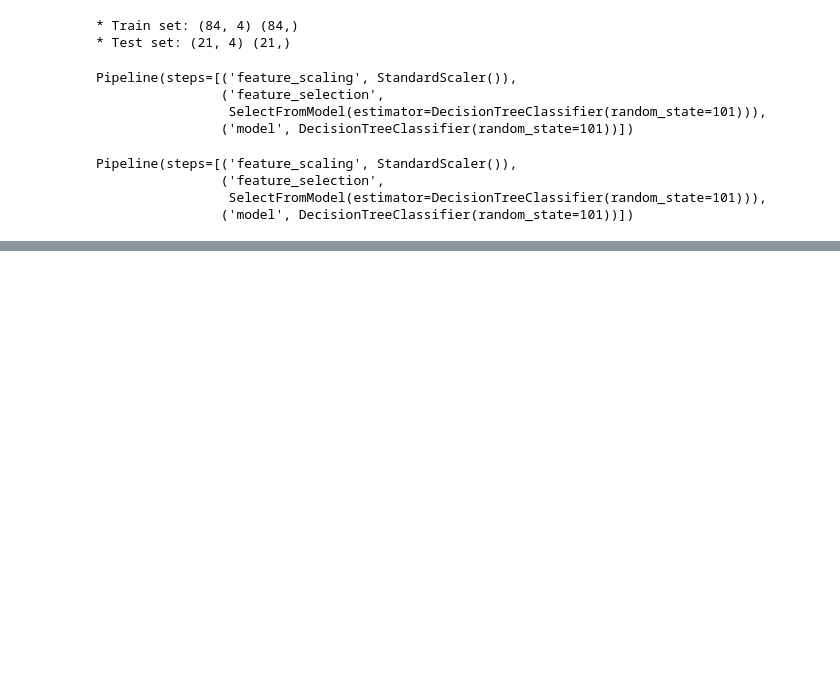
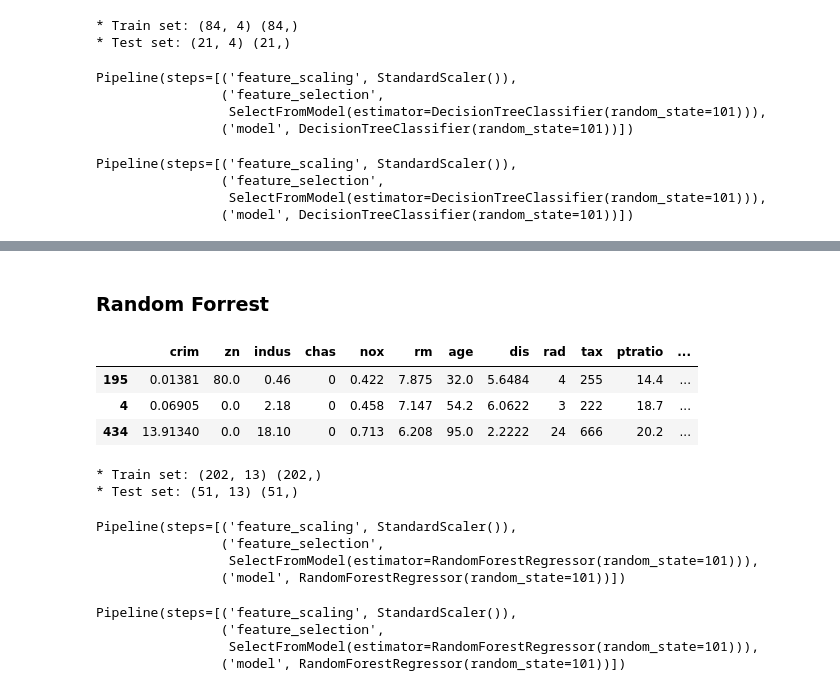
Before and after one commit to Danpr1984/Calculator-, a Jupyter notebook: scikit-learn.ipynb, the cells around one changed output, grey strips where cells are left out. Cells and saved outputs as stored; diff of their text form; code cells hidden in the pictures; blank space fills up the shorter version.

```diff
--- a/scikit-learn.ipynb
+++ b/scikit-learn.ipynb
@@ -718,0 +756,2 @@ feature_importance_tree_based_models(model=pipeline['model'],
+# %% [markdown]
+### Random Forrest
@@ -718,0 +761,50 @@ feature_importance_tree_based_models(model=pipeline['model'],
+# %%
+data_url = "https://raw.githubusercontent.com/selva86/datasets/master/BostonHousing.csv"
+
+# Read the dataset into a DataFrame
+df = pd.read_csv(data_url)
+
+# Rename the 'price' column to 'target' in the original DataFrame
+df.rename(columns={'medv': 'price'}, inplace=True)
+df = df.sample(frac=0.5, random_state=101)
+
+# Display the modified DataFrame
+df.head(3)
+# %% [output]
+|  | crim | zn | indus | chas | nox | rm | age | dis | rad | tax | ptratio | ... |
+| 195 | 0.01381 | 80.0 | 0.46 | 0 | 0.422 | 7.875 | 32.0 | 5.6484 | 4 | 255 | 14.4 | ... |
+| 4 | 0.06905 | 0.0 | 2.18 | 0 | 0.458 | 7.147 | 54.2 | 6.0622 | 3 | 222 | 18.7 | ... |
+| 434 | 13.91340 | 0.0 | 18.10 | 0 | 0.713 | 6.208 | 95.0 | 2.2222 | 24 | 666 | 20.2 | ... |
+# %%
+X_train, X_test, y_train, y_test = train_test_split(
+                                        df.drop(['price'], axis=1),
+                                        df['price'],
+                                        test_size=0.2,
+                                        random_state=(101))
+print("* Train set:", X_train.shape, y_train.shape,"\n* Test set:", X_test.shape, y_test.shape)
+# %% [output]
+* Train set: (202, 13) (202,)
+* Test set: (51, 13) (51,)
+# %%
+def pipeline_random_forest_reg():
+    pipeline = Pipeline([
+        ("feature_scaling", StandardScaler()),
+        ("feature_selection", SelectFromModel(RandomForestRegressor(random_state=101))),
+        ("model", RandomForestRegressor(random_state=101)),
+])
+
+    return pipeline
+pipeline_random_forest_reg()
+# %% [output]
+Pipeline(steps=[('feature_scaling', StandardScaler()),
+                ('feature_selection',
+                 SelectFromModel(estimator=RandomForestRegressor(random_state=101))),
+                ('model', RandomForestRegressor(random_state=101))])
+# %%
+pipeline = pipeline_random_forest_reg()
+pipeline.fit(X_train, y_train)
+# %% [output]
+Pipeline(steps=[('feature_scaling', StandardScaler()),
+                ('feature_selection',
+                 SelectFromModel(estimator=RandomForestRegressor(random_state=101))),
+                ('model', RandomForestRegressor(random_state=101))])
```
Also changed, not shown: parts of 9 cells of this notebook.
